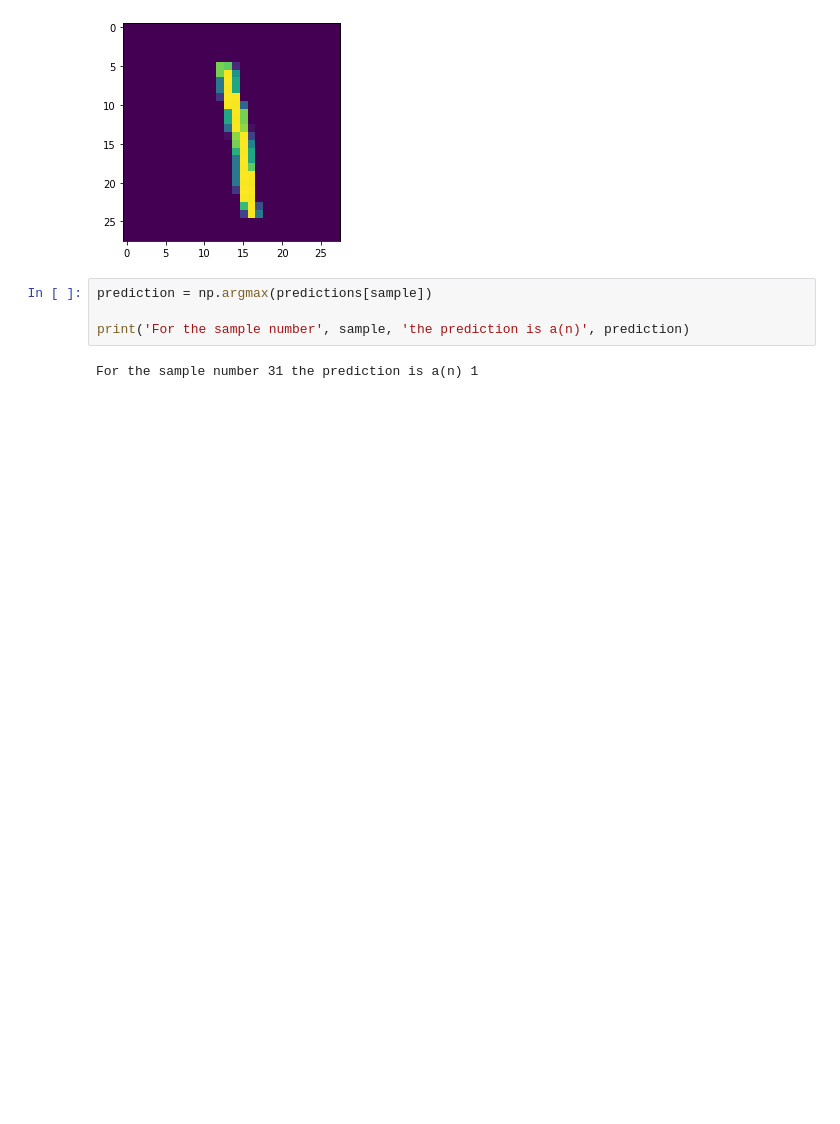
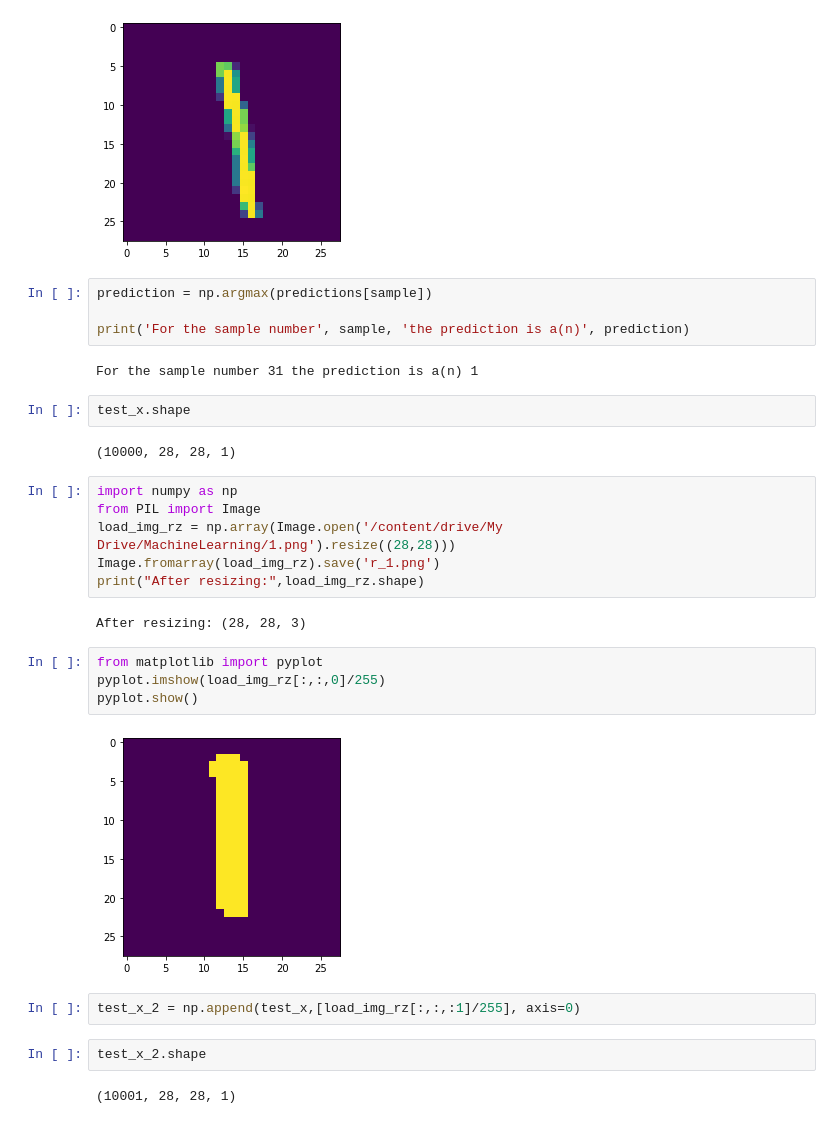
Before and after one commit to HilkarSoberanes/MachineLearning, a Jupyter notebook: Mnist.ipynb, the cells around one changed output. Saved outputs shown, nothing was run; the diff lists cells and outputs as text; blank space fills up the shorter version.

```diff
--- a/Mnist.ipynb
+++ b/Mnist.ipynb
@@ -440,3 +432,27 @@ prediction = np.argmax(predictions[sample])
 print('For the sample number', sample, 'the prediction is a(n)', prediction)
 # %% [output]
 For the sample number 31 the prediction is a(n) 1
+# %%
+test_x.shape
+# %% [output]
+(10000, 28, 28, 1)
+# %%
+import numpy as np
+from PIL import Image
+load_img_rz = np.array(Image.open('/content/drive/My Drive/MachineLearning/1.png').resize((28,28)))
+Image.fromarray(load_img_rz).save('r_1.png')
+print("After resizing:",load_img_rz.shape)
+# %% [output]
+After resizing: (28, 28, 3)
+# %%
+from matplotlib import pyplot
+pyplot.imshow(load_img_rz[:,:,0]/255)
+pyplot.show()
+# %% [output]
+[figure, added]
+# %%
+test_x_2 = np.append(test_x,[load_img_rz[:,:,:1]/255], axis=0)
+# %%
+test_x_2.shape
+# %% [output]
+(10001, 28, 28, 1)
```
Also changed, not shown: parts of 43 cells of this notebook.
